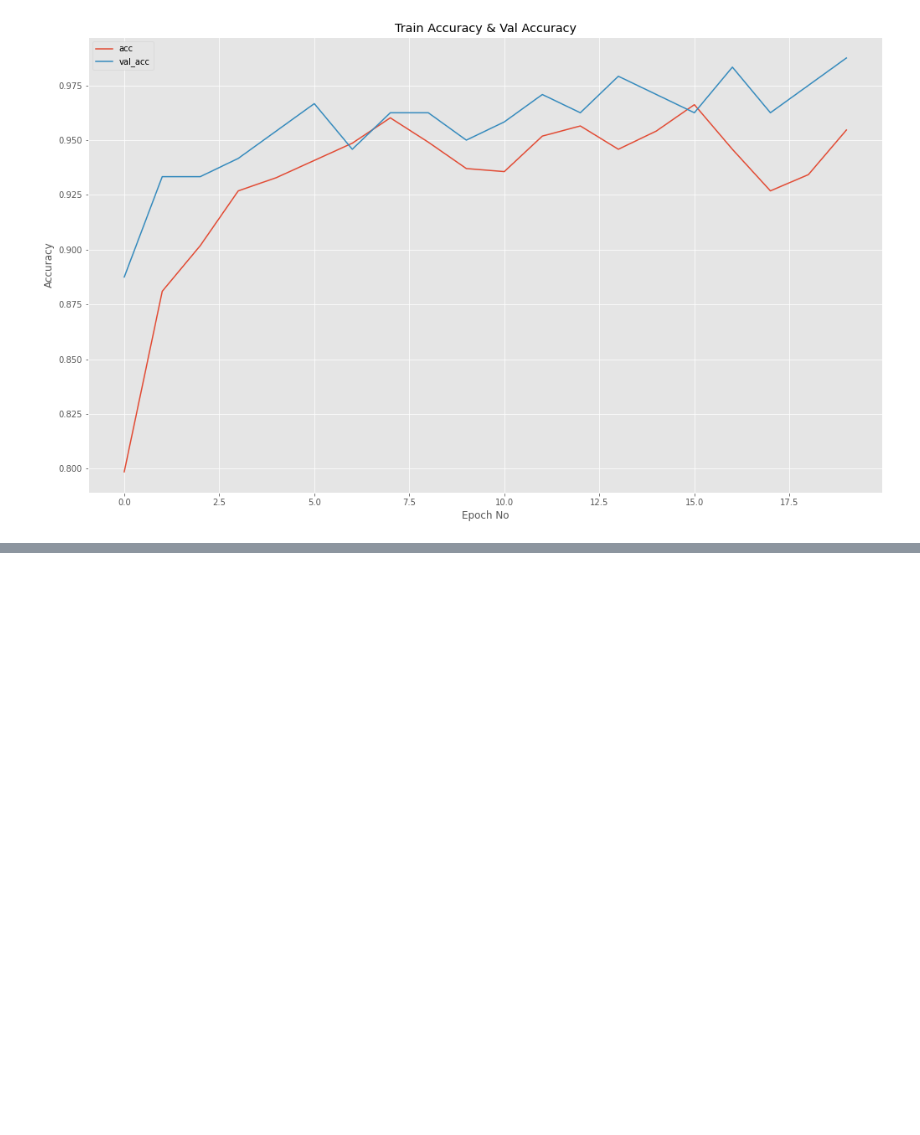
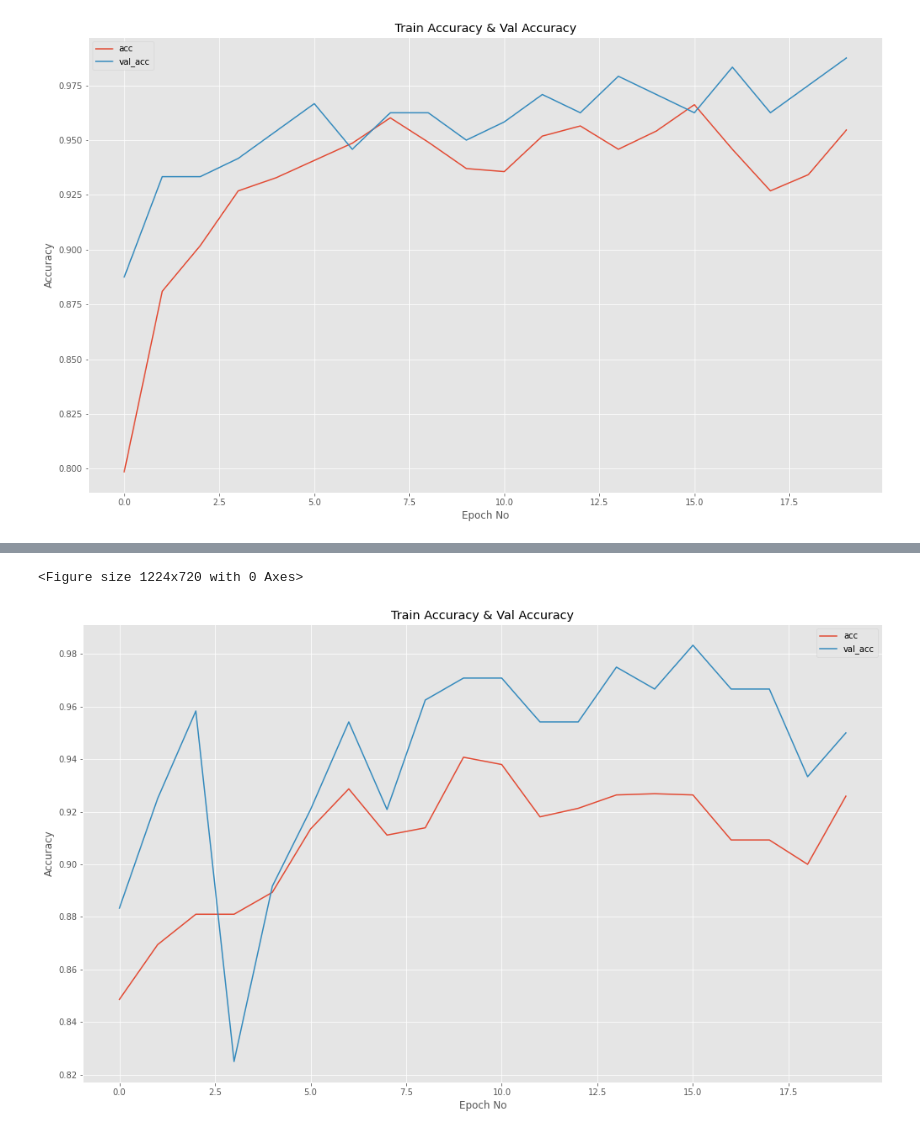
Before and after one commit to Rithvik26/Airplane_motorbike_Schooners, a Jupyter notebook: Motorbikes_Airplanes_Schooner_Classification.ipynb, the cells around one changed output, grey strips where cells are left out. Drawn from its saved outputs; the diff is of its cells as text; code cells hidden in the pictures; blank space fills up the shorter version.

```diff
--- a/Motorbikes_Airplanes_Schooner_Classification.ipynb
+++ b/Motorbikes_Airplanes_Schooner_Classification.ipynb
@@ -629,0 +710,5 @@ accuracy_plot(H4)
+# %%
+accuracy_plot(H5)
+# %% [output]
+<Figure size 1224x720 with 0 Axes>
+[figure, added]
```
Also changed, not shown: parts of 6 cells of this notebook.
